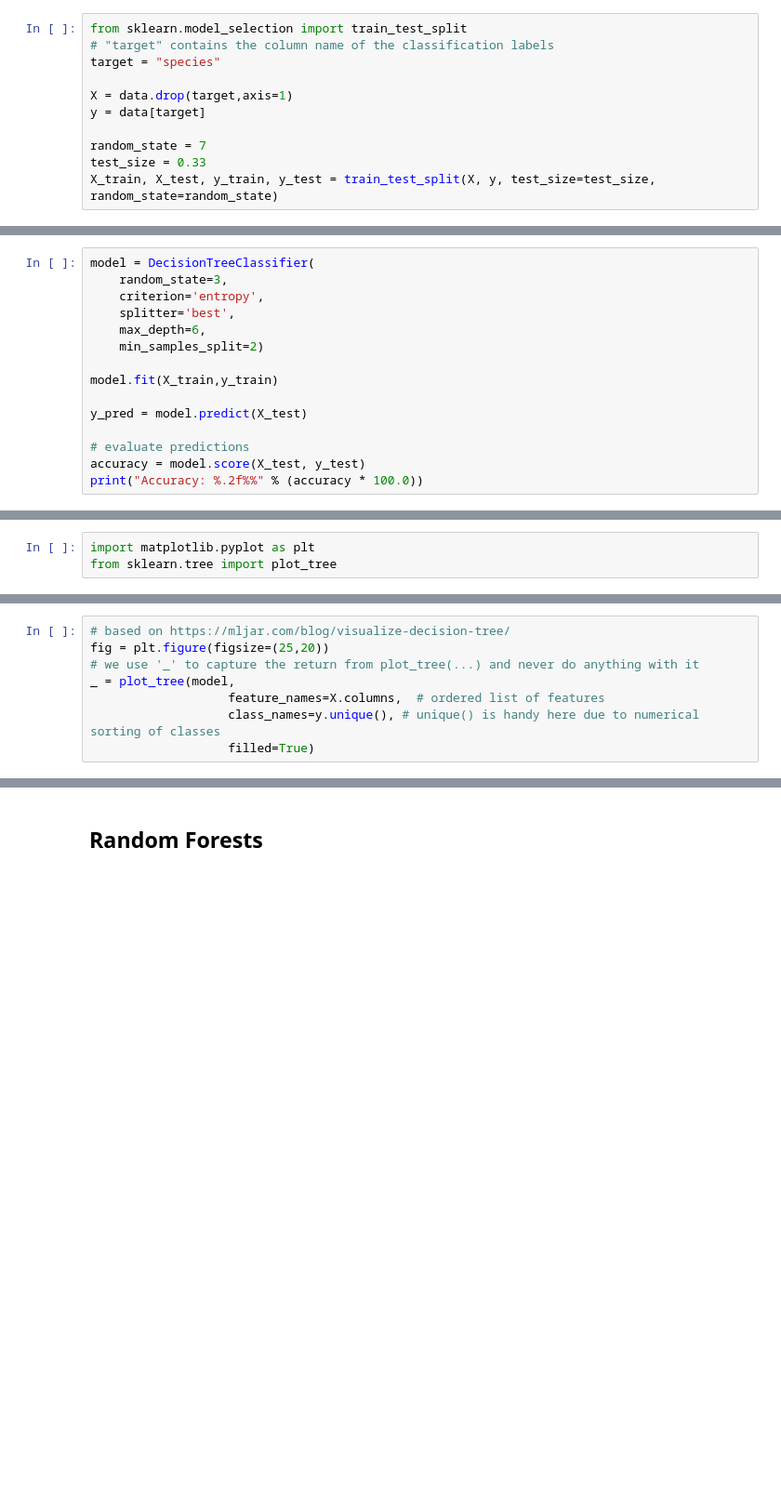
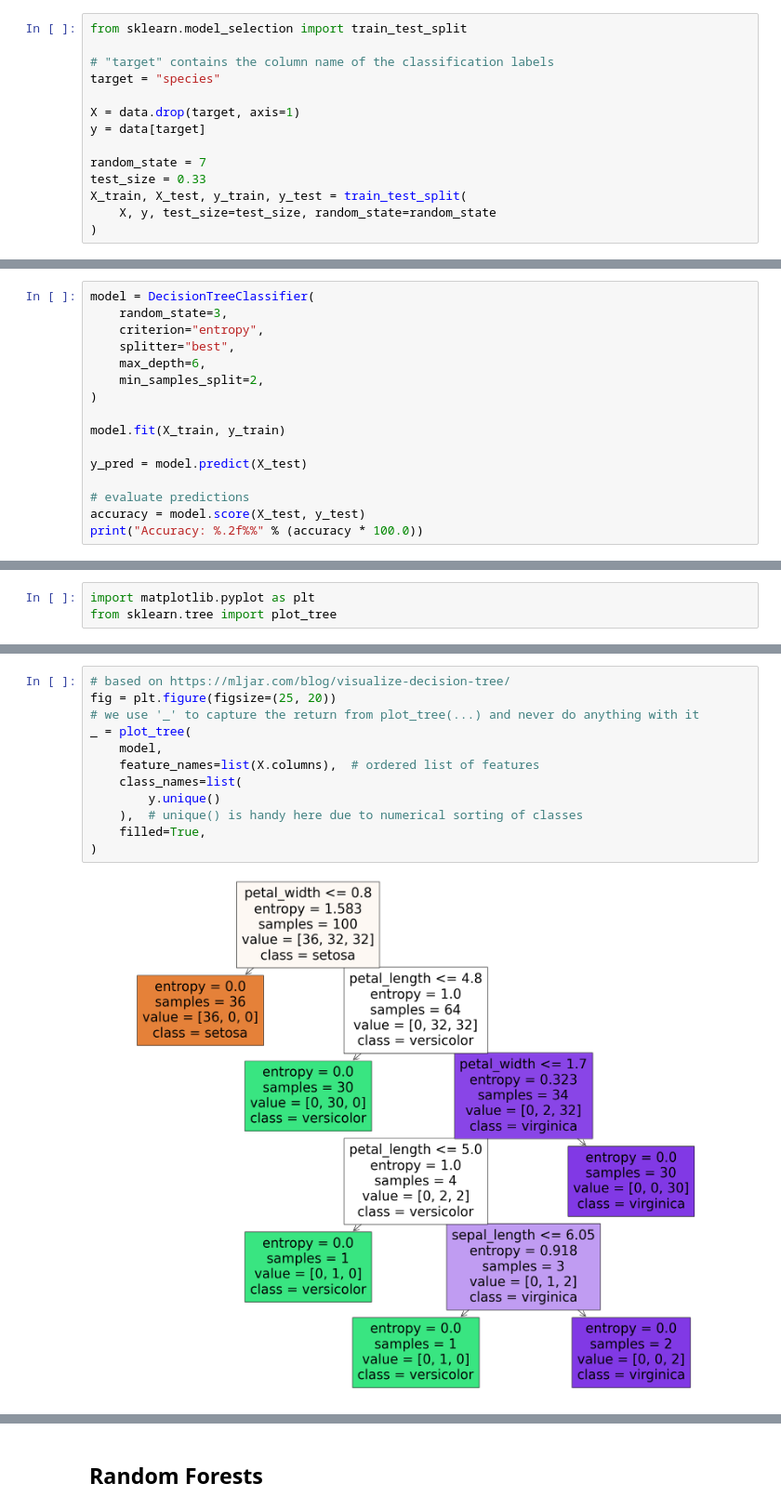
Before and after one commit to Mattcalcaterra/si618classwork, a Jupyter notebook: inclass/SI_618_Day_11_Classification_Inclass.ipynb, the cells around one changed output, grey strips where cells are left out. Shown at 93% size. Cells and saved outputs as stored; diff of their text form; blank space fills up the shorter version.

```diff
--- a/inclass/SI_618_Day_11_Classification_Inclass.ipynb
+++ b/inclass/SI_618_Day_11_Classification_Inclass.ipynb
@@ -13,13 +19,16 @@ data.groupby('species').count()
 # %%
 from sklearn.model_selection import train_test_split
+
 # "target" contains the column name of the classification labels
 target = "species"
 
-X = data.drop(target,axis=1)
+X = data.drop(target, axis=1)
 y = data[target]
 
 random_state = 7
 test_size = 0.33
-X_train, X_test, y_train, y_test = train_test_split(X, y, test_size=test_size, random_state=random_state)
+X_train, X_test, y_train, y_test = train_test_split(
+    X, y, test_size=test_size, random_state=random_state
+)
 # %%
 len(X_test)
@@ -79,12 +146,13 @@ from IPython.display import Image
 # %%
 model = DecisionTreeClassifier(
     random_state=3,
-    criterion='entropy',
-    splitter='best',
+    criterion="entropy",
+    splitter="best",
     max_depth=6,
-    min_samples_split=2)
+    min_samples_split=2,
+)
 
-model.fit(X_train,y_train)
+model.fit(X_train, y_train)
 
 y_pred = model.predict(X_test)
 
@@ -99,10 +187,16 @@ y_test
 # %%
 # based on https://mljar.com/blog/visualize-decision-tree/
-fig = plt.figure(figsize=(25,20))
+fig = plt.figure(figsize=(25, 20))
 # we use '_' to capture the return from plot_tree(...) and never do anything with it
-_ = plot_tree(model,
-                   feature_names=X.columns,  # ordered list of features
-                   class_names=y.unique(), # unique() is handy here due to numerical sorting of classes
-                   filled=True)
+_ = plot_tree(
+    model,
+    feature_names=list(X.columns),  # ordered list of features
+    class_names=list(
+        y.unique()
+    ),  # unique() is handy here due to numerical sorting of classes
+    filled=True,
+)
+# %% [output]
+[figure, added]
 # %%
 from sklearn.metrics import accuracy_score
```
Also changed, not shown: parts of 41 cells of this notebook, 3 other files.
